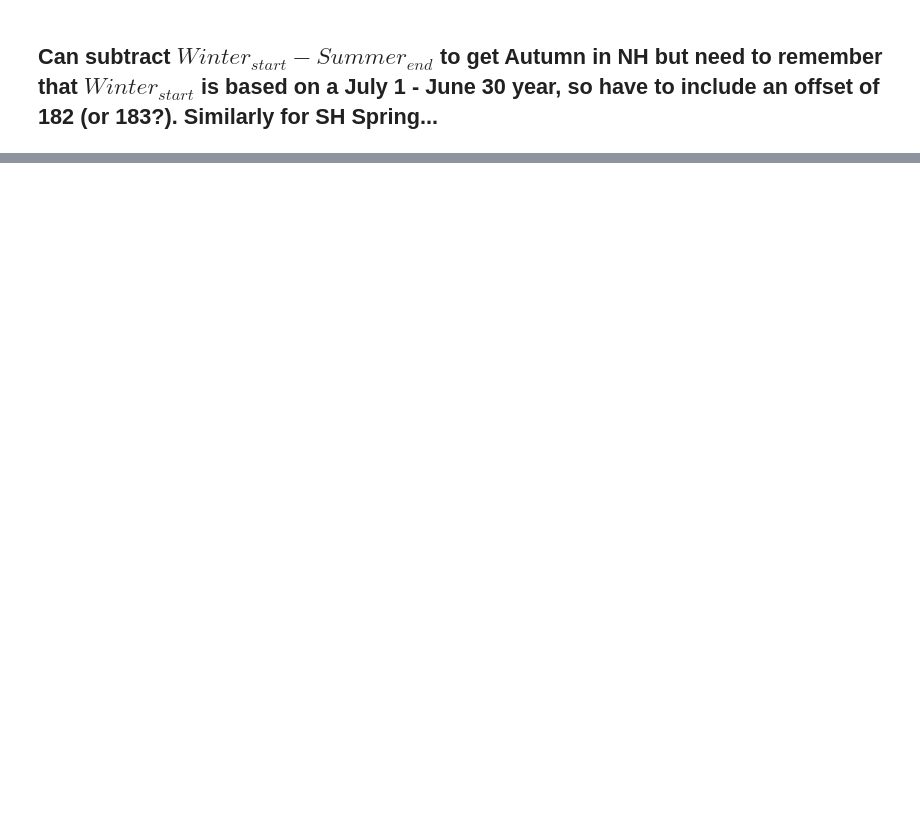
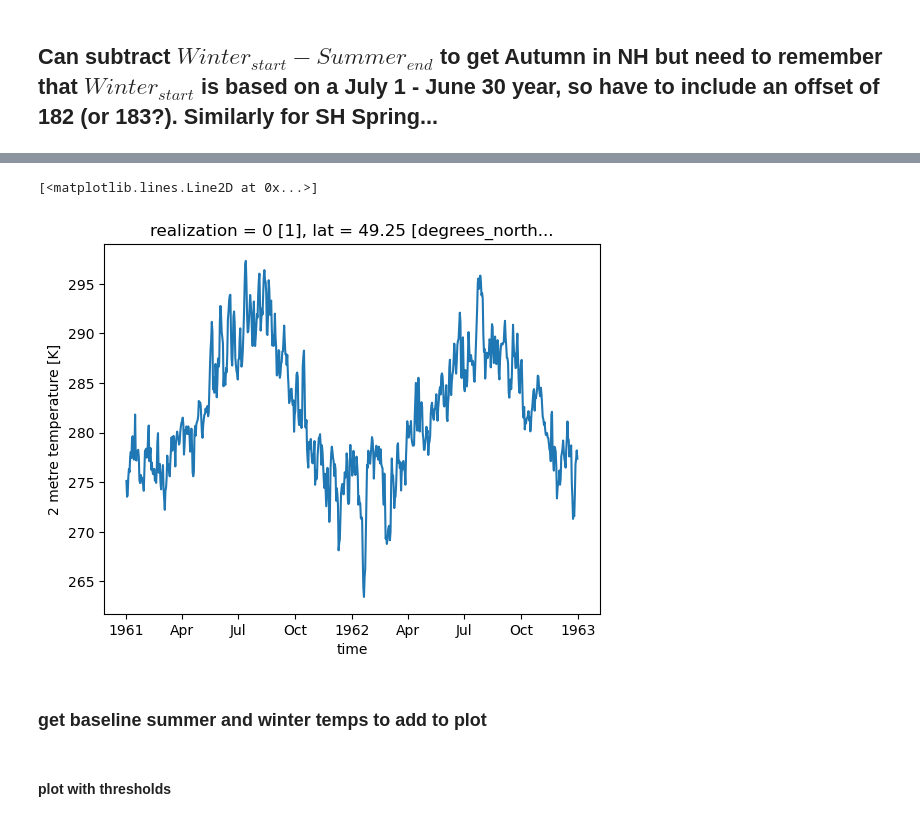
Before and after one commit to tedscott/HeatWaves, a Jupyter notebook: Winter/SpringAndAutumnStartEnd.ipynb, the cells around one changed output, grey strips where cells are left out. Drawn from its saved outputs; the diff is of its cells as text; code cells hidden in the pictures; blank space fills up the shorter version.

```diff
--- a/Winter/SpringAndAutumnStartEnd.ipynb
+++ b/Winter/SpringAndAutumnStartEnd.ipynb
@@ -61,0 +179,30 @@ ds_wint
+# %%
+input_year = 1961
+
+# get this year and next year's daily mean t2m data
+if input_year <= 1990:
+    file_path = '../../../../Data/ERA5-global/Baseline/' + str(input_year) + '/download_daily_mean_2m*.nc'
+else:
+    file_path = '../../../../Data/ERA5-global/Analysis/' + str(input_year) + '/download_daily_mean_2m*.nc'
+ds = xr.open_mfdataset(file_path)
+
+if input_year+1 <= 1990:
+    file_path_next = '../../../../Data/ERA5-global/Baseline/' + str(input_year+1) + '/download_daily_mean_2m*.nc'
+else:
+    file_path_next = '../../../../Data/ERA5-global/Analysis/' + str(input_year+1) + '/download_daily_mean_2m*.nc'
+dsnext = xr.open_mfdataset(file_path_next)
+
+# remove leap day by averaging Feb 28 & 29 together before dropping Feb 29
+ds = HandleLeapYears(ds)
+dsnext = HandleLeapYears(dsnext)
+
+# load into memory to speed up the summer stats processing
+ds.load()
+dsnext.load()
+
+#test for Vancouver
+input_lat = 49.246
+input_lon = -123.116
+curr = ds.t2m.sel(lat=input_lat, lon=input_lon, method="nearest")
+nxt = dsnext.t2m.sel(lat=input_lat, lon=input_lon, method="nearest")
+ds_two = xr.concat([curr, nxt], dim="time")
@@ -61,0 +229,7 @@ ds_wint
+# %%
+ds_two.plot()
+# %% [output]
+[<matplotlib.lines.Line2D at 0x...>]
+[figure, added]
+# %% [markdown]
+### get baseline summer and winter temps to add to plot
@@ -61,0 +244,2 @@ ds_wint
+# %% [markdown]
+#### plot with thresholds
```
Also changed, not shown: parts of 17 cells of this notebook.
